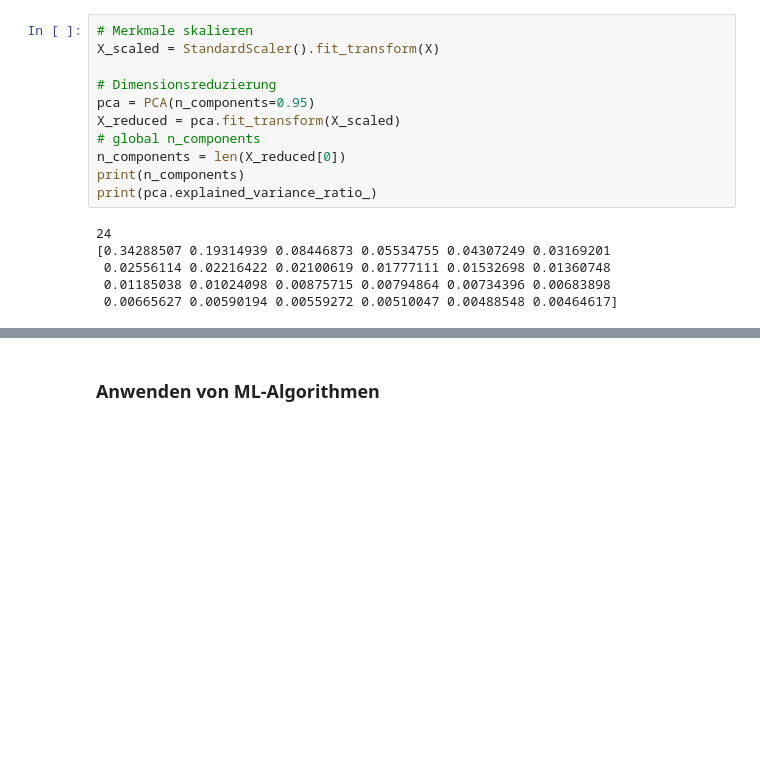
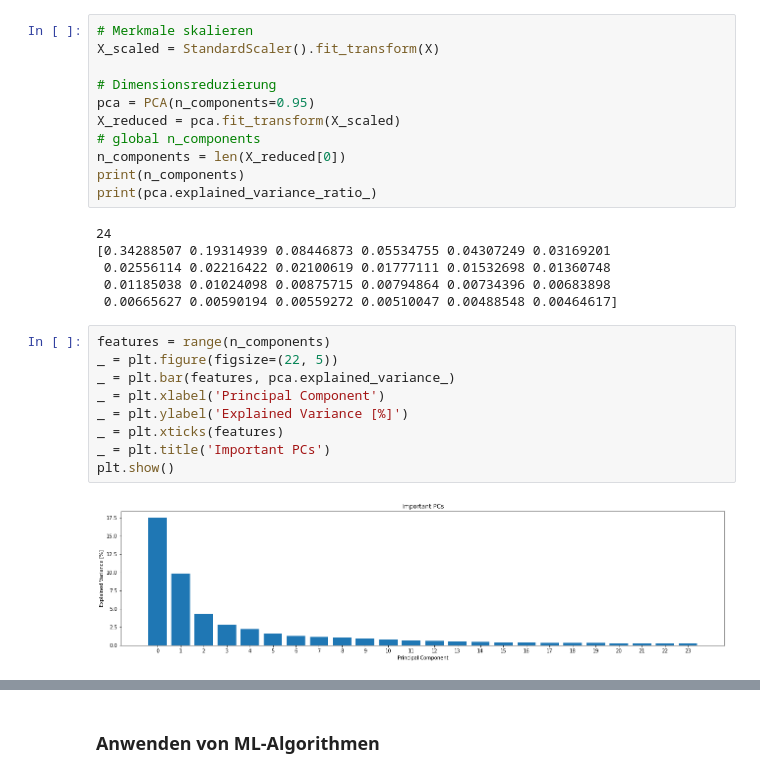
Before and after one commit to nils12344/PythonAdvancedGruppeD, a Jupyter notebook: Projekt Gruppe D.ipynb, the cells around one changed output, grey strips where cells are left out. Cells and saved outputs as stored; diff of their text form; blank space fills up the shorter version.

```diff
--- a/Projekt Gruppe D.ipynb
+++ b/Projekt Gruppe D.ipynb
@@ -197,3 +198,14 @@ print(pca.explained_variance_ratio_)
  0.02556114 0.02216422 0.02100619 0.01777111 0.01532698 0.01360748
  0.01185038 0.01024098 0.00875715 0.00794864 0.00734396 0.00683898
  0.00665627 0.00590194 0.00559272 0.00510047 0.00488548 0.00464617]
+# %%
+features = range(n_components)
+_ = plt.figure(figsize=(22, 5))
+_ = plt.bar(features, pca.explained_variance_)
+_ = plt.xlabel('Principal Component')
+_ = plt.ylabel('Explained Variance [%]')
+_ = plt.xticks(features)
+_ = plt.title('Important PCs')
+plt.show()
+# %% [output]
+[figure, added]
```
Also changed, not shown: parts of 33 cells of this notebook.
